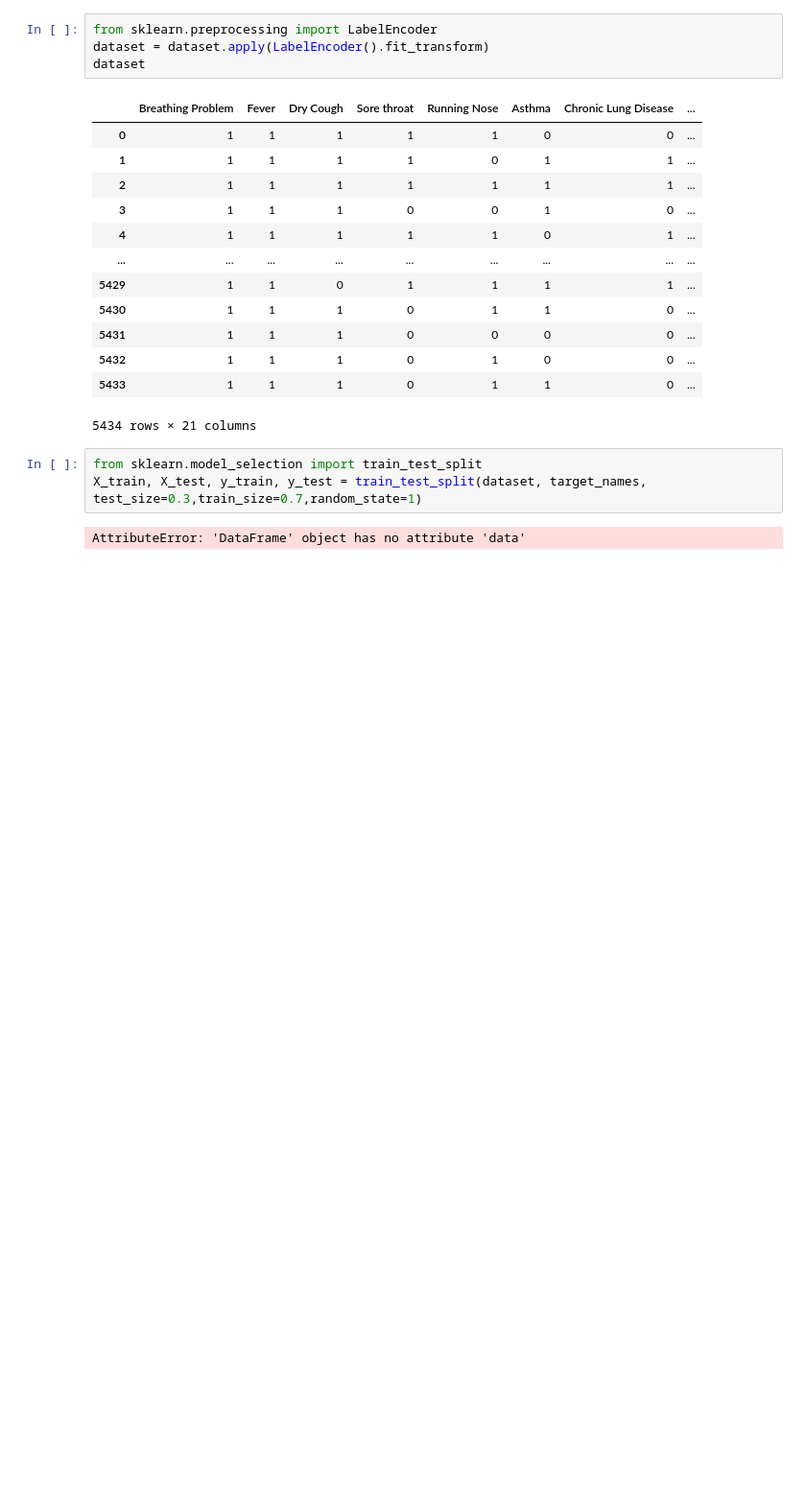
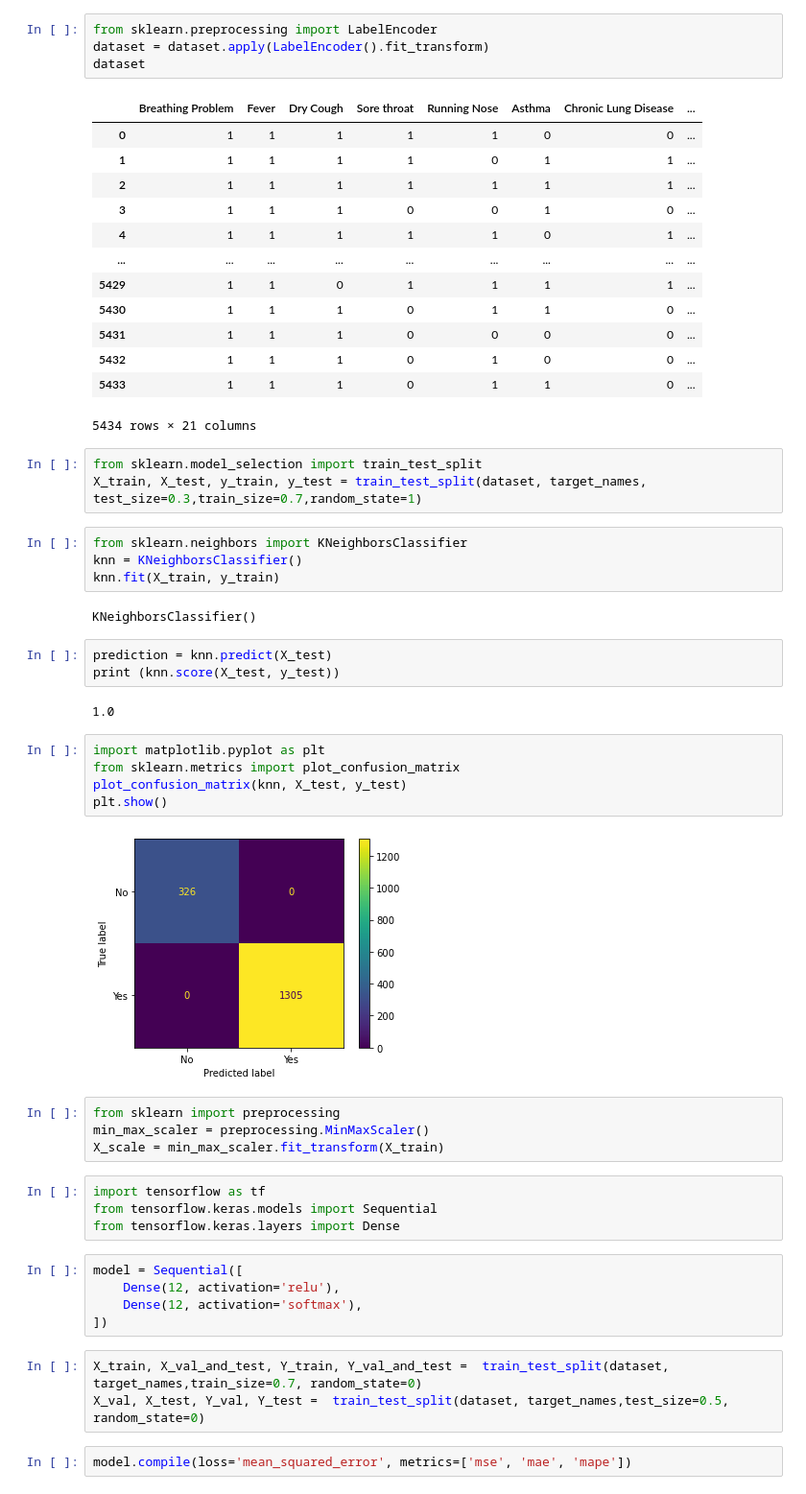
Before and after one commit to SSShinorina/Machine-Learning, a Jupyter notebook: Covid_Data.ipynb, the cells around one changed output. Shown: that part at 96% size. Saved outputs shown, nothing was run; the diff lists cells and outputs as text; blank space fills up the shorter version.

```diff
--- a/Covid_Data.ipynb
+++ b/Covid_Data.ipynb
@@ -55,5 +55,38 @@ dataset
 from sklearn.model_selection import train_test_split
 X_train, X_test, y_train, y_test = train_test_split(dataset, target_names, test_size=0.3,train_size=0.7,random_state=1)
 # %%
+from sklearn.neighbors import KNeighborsClassifier
+knn = KNeighborsClassifier()
+knn.fit(X_train, y_train)
 # %% [output]
-AttributeError: 'DataFrame' object has no attribute 'data'
+KNeighborsClassifier()
+# %%
+prediction = knn.predict(X_test)
+print (knn.score(X_test, y_test))
+# %% [output]
+1.0
+# %%
+import matplotlib.pyplot as plt
+from sklearn.metrics import plot_confusion_matrix
+plot_confusion_matrix(knn, X_test, y_test)
+plt.show()
+# %% [output]
+[figure, added]
+# %%
+from sklearn import preprocessing
+min_max_scaler = preprocessing.MinMaxScaler()
+X_scale = min_max_scaler.fit_transform(X_train)
+# %%
+import tensorflow as tf
+from tensorflow.keras.models import Sequential
+from tensorflow.keras.layers import Dense
+# %%
+model = Sequential([
+    Dense(12, activation='relu'),
+    Dense(12, activation='softmax'),
+])
+# %%
+X_train, X_val_and_test, Y_train, Y_val_and_test =  train_test_split(dataset, target_names,train_size=0.7, random_state=0)
+X_val, X_test, Y_val, Y_test =  train_test_split(dataset, target_names,test_size=0.5, random_state=0)
+# %%
+model.compile(loss='mean_squared_error', metrics=['mse', 'mae', 'mape'])
```
Also changed, not shown: parts of 3 cells of this notebook.
